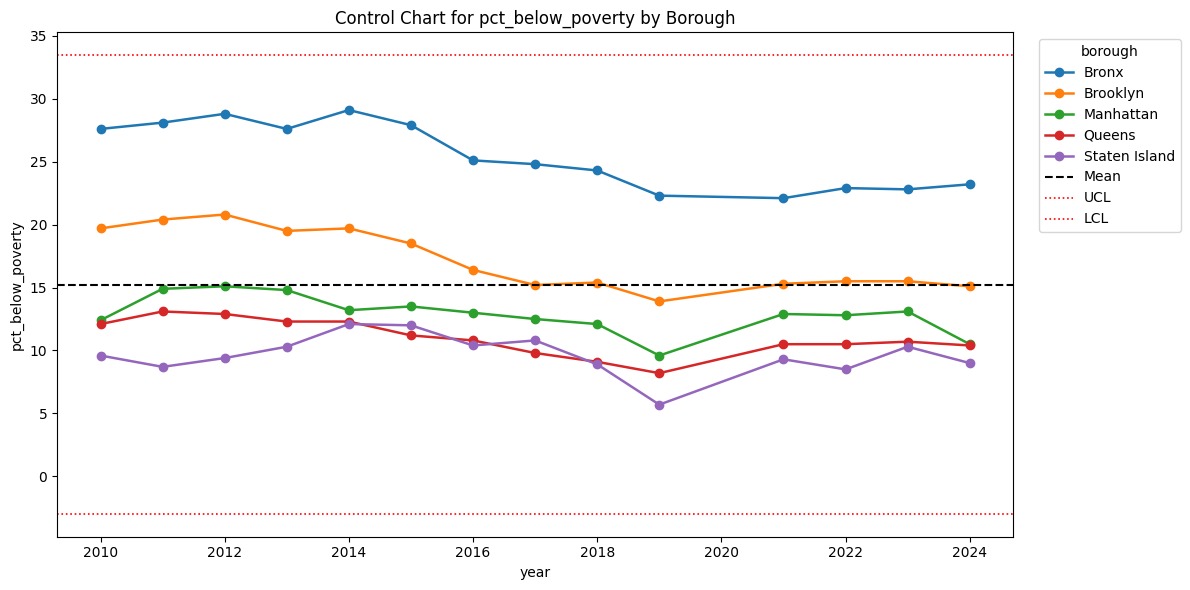
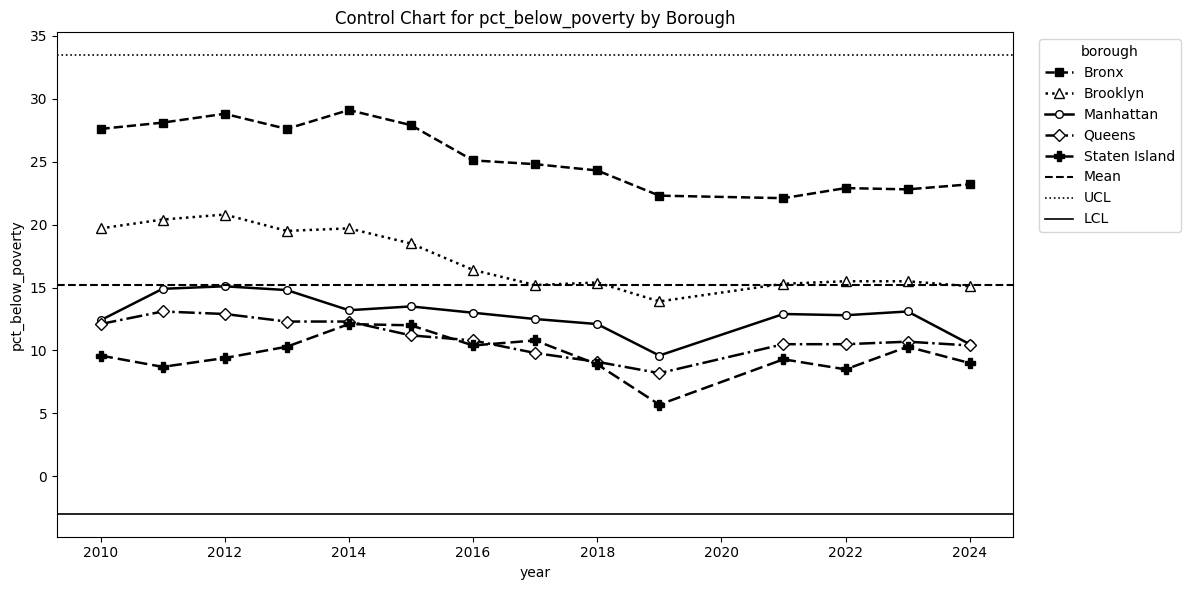
Code edit (unified diff) that turned the first committed figure into the second:
--- before
+++ after
@@ -48,5 +48,18 @@
     else:
         x = range(len(grp))
-    plt.plot(x, grp[value_col], marker="o", linewidth=1.8, label=str(borough))
+    style_key = str(borough).strip().lower()
+    borough_style = BOROUGH_MARKER_STYLES.get(style_key, {"marker": "o", "markersize": 5.5, "linestyle": "-", "facecolor": "white"})
+    plt.plot(
+        x,
+        grp[value_col],
+        color="black",
+        marker=borough_style["marker"],
+        markersize=borough_style["markersize"],
+        linestyle=borough_style["linestyle"],
+        linewidth=1.8,
+        markerfacecolor=borough_style["facecolor"],
+        markeredgecolor="black",
+        label=str(borough),
+    )
 
 overall_mean = df[value_col].mean()
@@ -56,6 +69,6 @@
 
 plt.axhline(overall_mean, color="black", linestyle="--", linewidth=1.5, label="Mean")
-plt.axhline(ucl, color="red", linestyle=":", linewidth=1.2, label="UCL")
-plt.axhline(lcl, color="red", linestyle=":", linewidth=1.2, label="LCL")
+plt.axhline(ucl, color="black", linestyle=":", linewidth=1.2, label="UCL")
+plt.axhline(lcl, color="black", linestyle="-", linewidth=1.2, label="LCL")
 
 plt.title("Control Chart for pct_below_poverty by Borough")

Commit: [Mayank] Refactor: Making the plots b&w